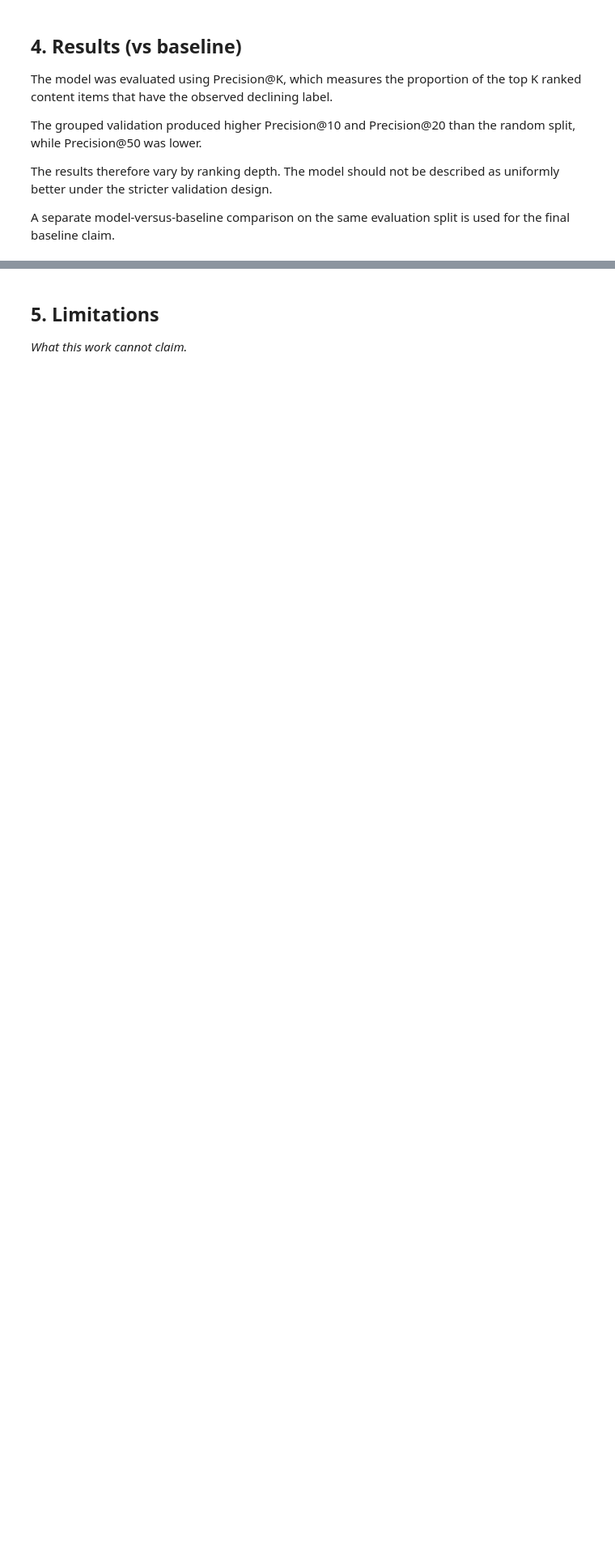
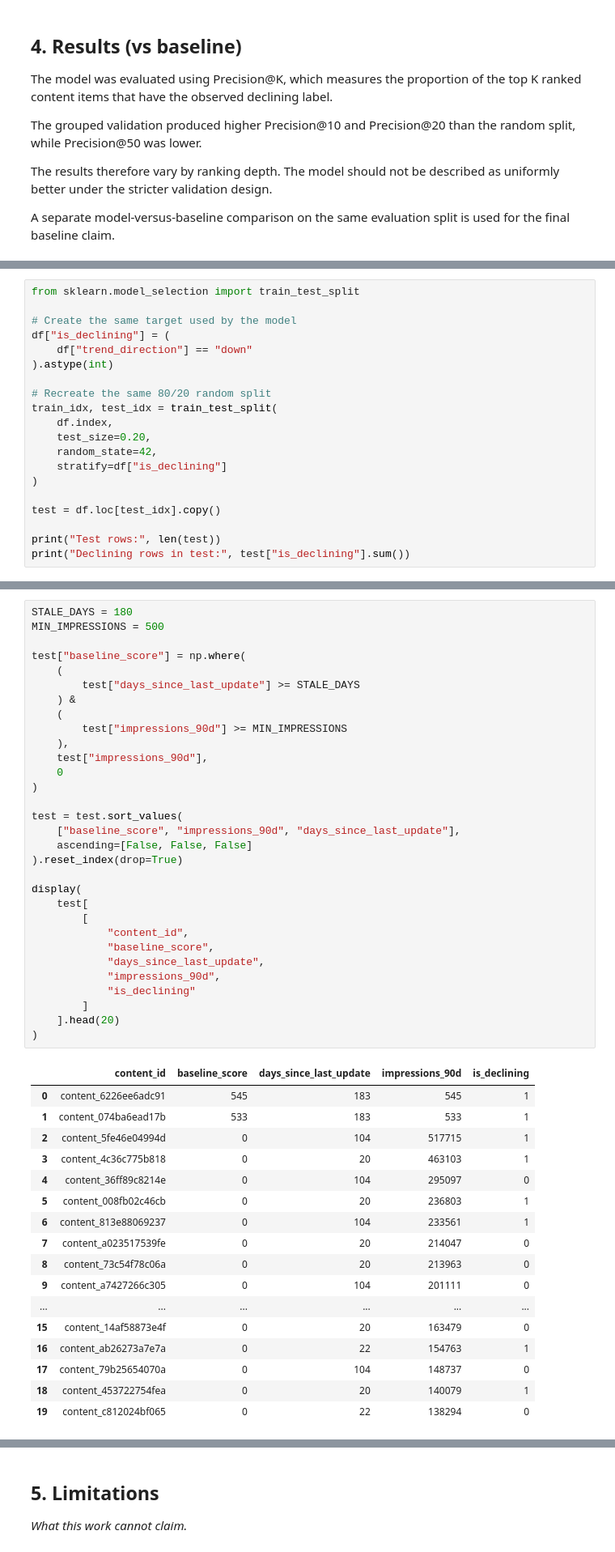
Before and after one commit to Sumit07-git/flyrank-ml-internship, a Jupyter notebook: work/notebooks/capstone.ipynb, the cells around one changed output, grey strips where cells are left out. Shown at 81% size. Drawn from its saved outputs; the diff is of its cells as text; blank space fills up the shorter version.

```diff
--- a/work/notebooks/capstone.ipynb
+++ b/work/notebooks/capstone.ipynb
@@ -262,0 +250,20 @@ display(validation_results)
+# %%
+from sklearn.model_selection import train_test_split
+
+# Create the same target used by the model
+df["is_declining"] = (
+    df["trend_direction"] == "down"
+).astype(int)
+
+# Recreate the same 80/20 random split
+train_idx, test_idx = train_test_split(
+    df.index,
+    test_size=0.20,
+    random_state=42,
+    stratify=df["is_declining"]
+)
+
+test = df.loc[test_idx].copy()
+
+print("Test rows:", len(test))
+print("Declining rows in test:", test["is_declining"].sum())
@@ -262,0 +273,49 @@ display(validation_results)
+# %%
+STALE_DAYS = 180
+MIN_IMPRESSIONS = 500
+
+test["baseline_score"] = np.where(
+    (
+        test["days_since_last_update"] >= STALE_DAYS
+    ) &
+    (
+        test["impressions_90d"] >= MIN_IMPRESSIONS
+    ),
+    test["impressions_90d"],
+    0
+)
+
+test = test.sort_values(
+    ["baseline_score", "impressions_90d", "days_since_last_update"],
+    ascending=[False, False, False]
+).reset_index(drop=True)
+
+display(
+    test[
+        [
+            "content_id",
+            "baseline_score",
+            "days_since_last_update",
+            "impressions_90d",
+            "is_declining"
+        ]
+    ].head(20)
+)
+# %% [output]
+|  | content_id | baseline_score | days_since_last_update | impressions_90d | is_declining |
+| 0 | content_6226ee6adc91 | 545 | 183 | 545 | 1 |
+| 1 | content_074ba6ead17b | 533 | 183 | 533 | 1 |
+| 2 | content_5fe46e04994d | 0 | 104 | 517715 | 1 |
+| 3 | content_4c36c775b818 | 0 | 20 | 463103 | 1 |
+| 4 | content_36ff89c8214e | 0 | 104 | 295097 | 0 |
+| 5 | content_008fb02c46cb | 0 | 20 | 236803 | 1 |
+| 6 | content_813e88069237 | 0 | 104 | 233561 | 1 |
+| 7 | content_a023517539fe | 0 | 20 | 214047 | 0 |
+| 8 | content_73c54f78c06a | 0 | 20 | 213963 | 0 |
+| 9 | content_a7427266c305 | 0 | 104 | 201111 | 0 |
+| ... | ... | ... | ... | ... | ... |
+| 15 | content_14af58873e4f | 0 | 20 | 163479 | 0 |
+| 16 | content_ab26273a7e7a | 0 | 22 | 154763 | 1 |
+| 17 | content_79b25654070a | 0 | 104 | 148737 | 0 |
+| 18 | content_453722754fea | 0 | 20 | 140079 | 1 |
+| 19 | content_c812024bf065 | 0 | 22 | 138294 | 0 |
```
Also changed, not shown: parts of 5 cells of this notebook.
